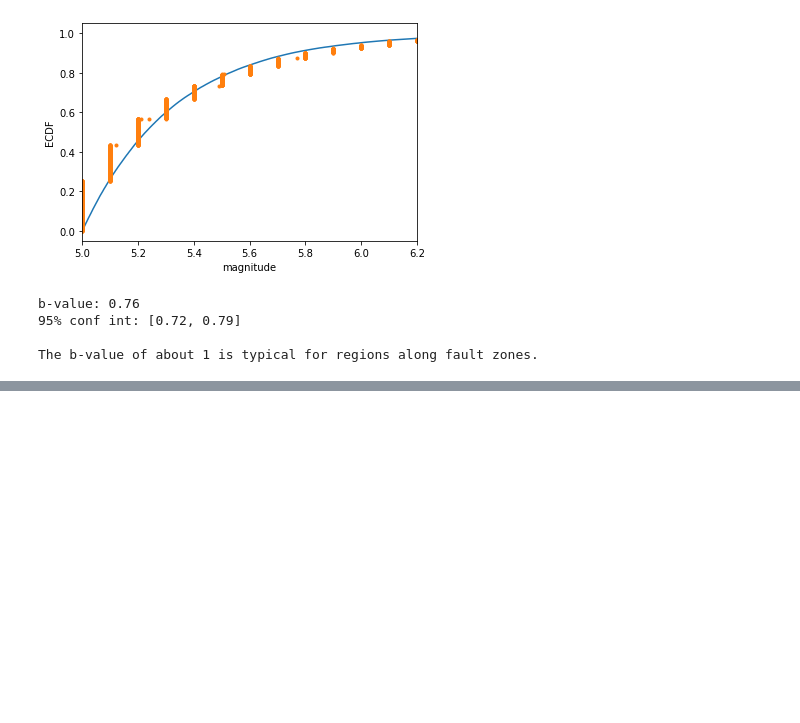
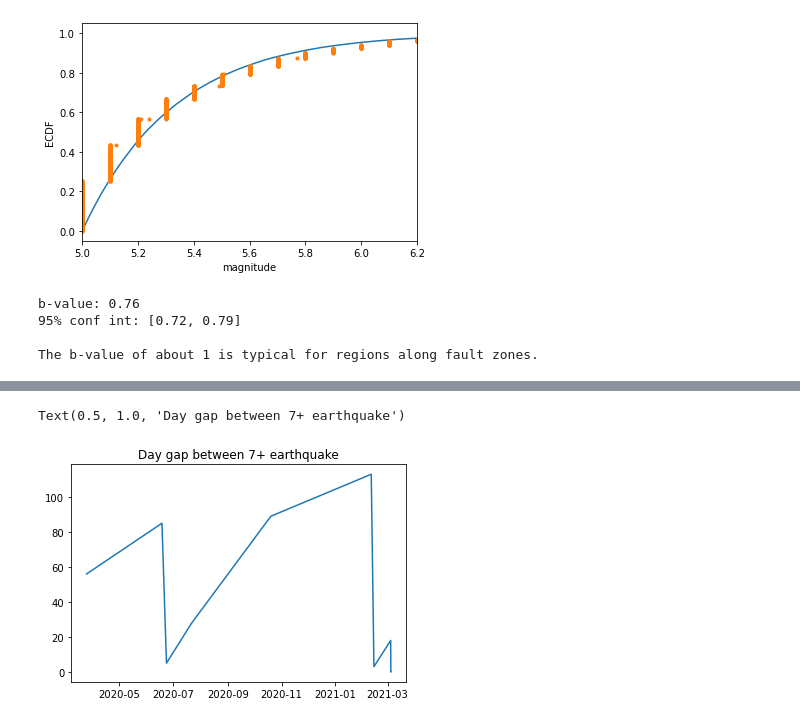
Before and after one commit to Andru-1987/python-deep-learning, a Jupyter notebook: Earthquakes 5 plus.ipynb, the cells around one changed output, grey strips where cells are left out. Cells and saved outputs as stored; diff of their text form; code cells hidden in the pictures; blank space fills up the shorter version.

```diff
--- a/Earthquakes 5 plus.ipynb
+++ b/Earthquakes 5 plus.ipynb
@@ -146,0 +128,21 @@ DatetimeIndex(['2021-03-04 19:28:33.176000+00:00',
+# %%
+events=df[df.mag >7]
+events=events.sort_index()
+
+index=0
+#dates ascending False
+events['previous']=events.index
+for key,item in events.iterrows():
+    if index>0:
+        events.loc[key,'previous']=events.index.values[index-1]
+        events.loc[key,'time_delta']=events.index.values[index]-events.index.values[index-1]
+        #print(events.index.values[index],events.index.values[index-1])
+    index+=1
+
+#print(events)
+time_delta=events['time_delta'].apply(lambda x:x.days)
+plt.plot(time_delta)
+plt.title('Day gap between 7+ earthquake')
+# %% [output]
+Text(0.5, 1.0, 'Day gap between 7+ earthquake')
+[figure, added]
```
Also changed, not shown: parts of 3 cells of this notebook.
